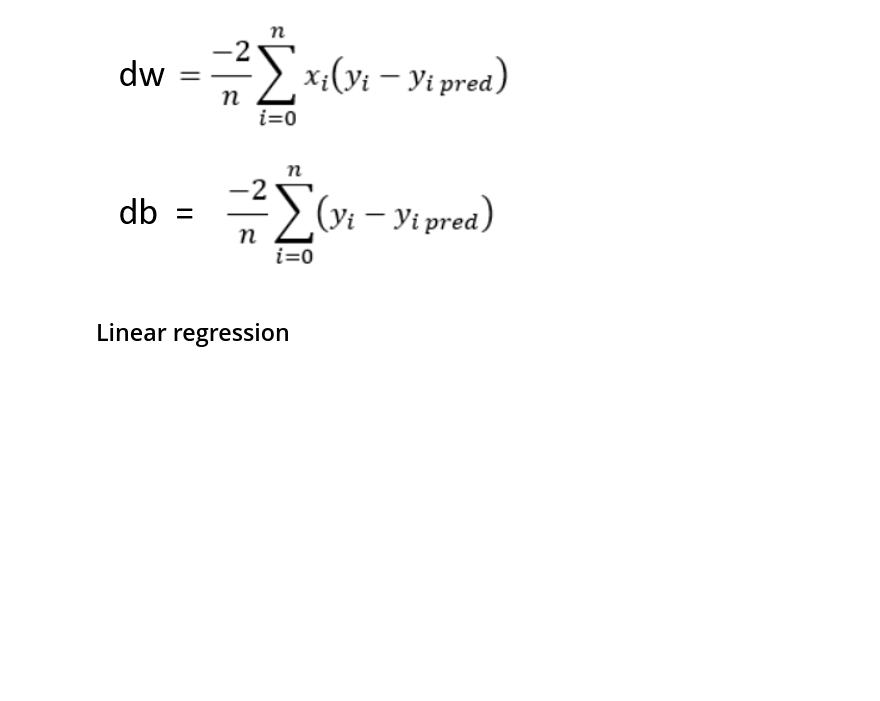
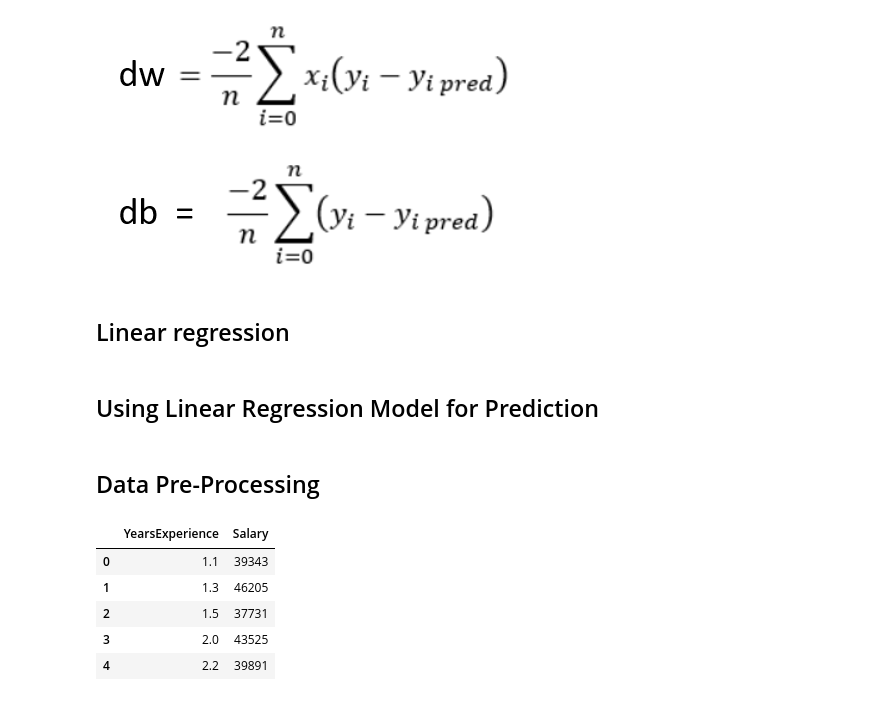
Before and after one commit to Luciano-C/ML-Course-Siddhardhan, a Jupyter notebook: 03/01_Linear_regression_from_scratch.ipynb, the cells around one changed output. Saved outputs shown, nothing was run; the diff lists cells and outputs as text; code cells hidden in the pictures; blank space fills up the shorter version.

```diff
--- a/03/01_Linear_regression_from_scratch.ipynb
+++ b/03/01_Linear_regression_from_scratch.ipynb
@@ -62,3 +62,5 @@ class Linear_Regression():
 
     def predict(self, X):
         return X.dot(self.w) + self.b
+# %% [markdown]
+## Using Linear Regression Model for Prediction
@@ -64,0 +71,15 @@ class Linear_Regression():
+# %% [markdown]
+## Data Pre-Processing
+# %%
+# Loading data into pandas dataframe
+salary_data = pd.read_csv('datasets/salary_data.csv')
+# %%
+# First 5 rows of df
+salary_data.head()
+# %% [output]
+|  | YearsExperience | Salary |
+| 0 | 1.1 | 39343 |
+| 1 | 1.3 | 46205 |
+| 2 | 1.5 | 37731 |
+| 3 | 2.0 | 43525 |
+| 4 | 2.2 | 39891 |
```
Also changed, not shown: parts of 22 cells of this notebook.
